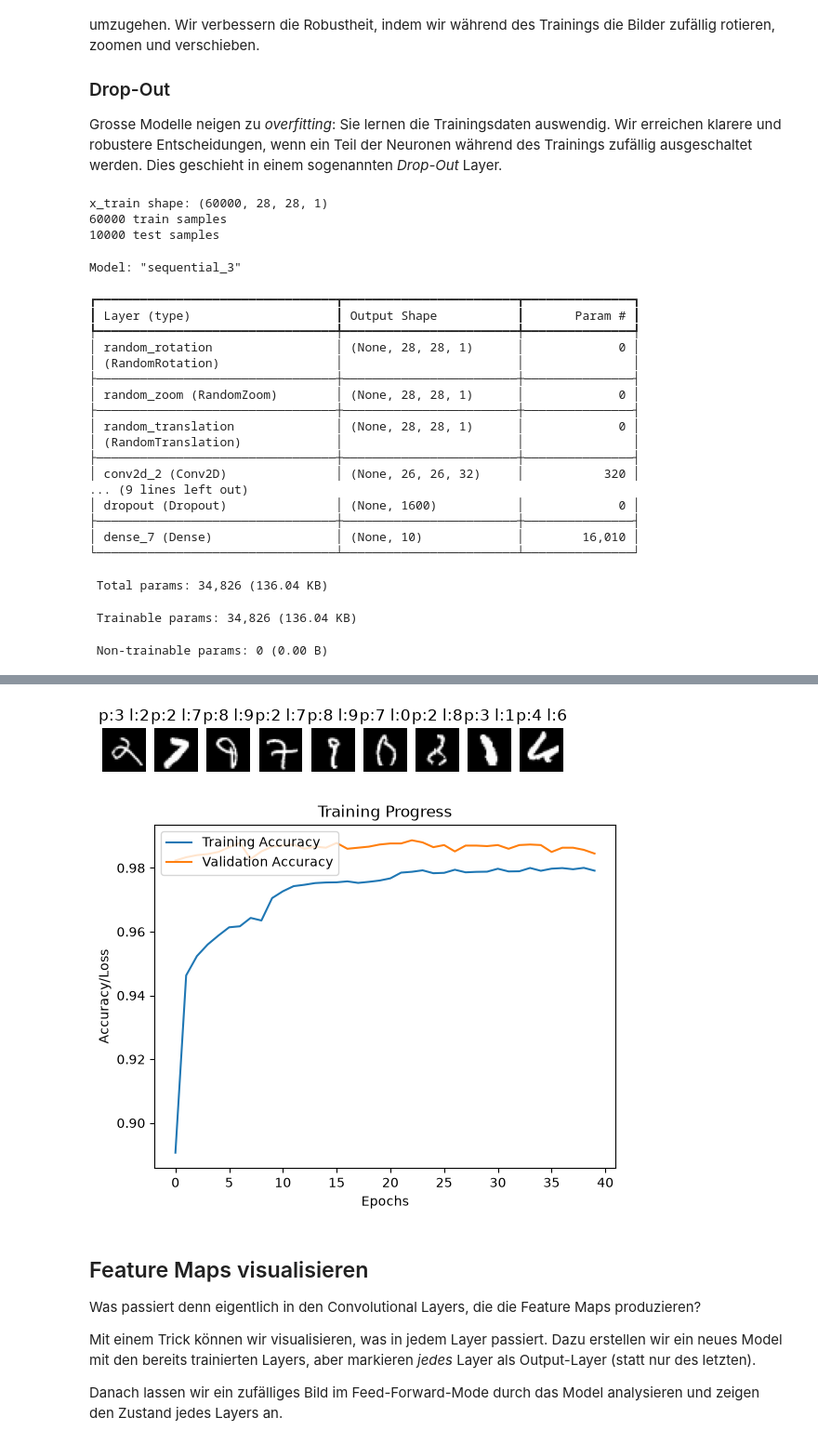
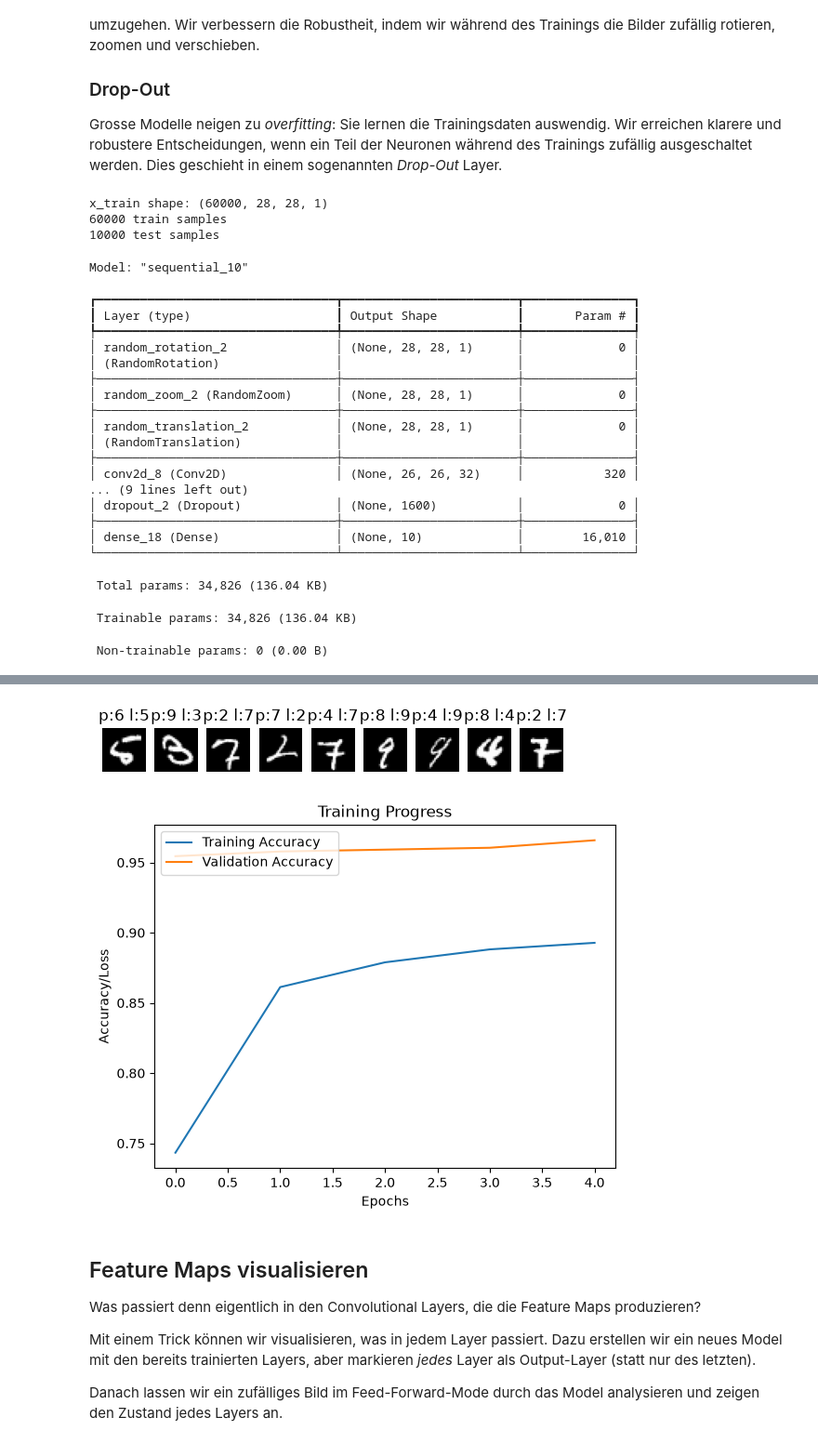
Before and after one commit to tkilla77/ksr_talenta_nn, a Jupyter notebook: keras.ipynb, the cells around one changed output, grey strips where cells are left out. Shown at 93% size. Cells and saved outputs as stored; diff of their text form; code cells hidden in the pictures.

```diff
--- a/keras.ipynb
+++ b/keras.ipynb
@@ -113,6 +95,7 @@ model = keras.Sequential(
     [
        keras.Input(shape=input_shape),
        layers.Flatten(),
+       layers.Dense(30, activation="sigmoid"),
        layers.Dense(num_classes, activation="softmax"),
     ]
 )
@@ -512,9 +497,9 @@ model4 = keras.Sequential(
 
         # Preprocessing: apply random image transforms to gain more varied training
         # material: Rotate, Zoom, Move (Translate)
-        layers.RandomRotation(0.1),
-        layers.RandomZoom(0.1),
-        layers.RandomTranslation(0.05, 0.05),
+        layers.RandomRotation(0.2),
+        layers.RandomZoom(0.2),
+        layers.RandomTranslation(0.1, 0.1),
 
         # First conv-layer: train 32 different 3x3 kernels.
         layers.Conv2D(32, kernel_size=(3, 3), activation="relu"),
@@ -543,7 +528,7 @@ reduce_lr = keras.callbacks.ReduceLROnPlateau(monitor='val_loss', factor=0.2,
 
 optimizer = lr_schedule = keras.optimizers.Adam(0.01)
 model4.compile(loss="categorical_crossentropy", optimizer=optimizer, metrics=["accuracy"])
-history4 = model4.fit(x_train_1, y_train, batch_size=128, epochs=40, validation_split=0.1, callbacks=[reduce_lr])
+history4 = model4.fit(x_train_1, y_train, batch_size=128, epochs=5, validation_split=0.1, callbacks=[reduce_lr])
 
 score = model4.evaluate(x_test_1, y_test, verbose=1)
 print("Test loss:", score[0])
@@ -553,28 +538,28 @@ show_error_exemplars(model4, x_test_1, y_test)
 plot_hist(history4)
 
 # Modell abspeichern
-model4.save("mnist_cnn_2025_pp.keras")
+model4.save("mnist_cnn_2026_pp.keras")
 # %% [output]
 x_train shape: (60000, 28, 28, 1)
 60000 train samples
 10000 test samples
-Model: "sequential_3"
+Model: "sequential_10"
 ┏━━━━━━━━━━━━━━━━━━━━━━━━━━━━━━━━━┳━━━━━━━━━━━━━━━━━━━━━━━━┳━━━━━━━━━━━━━━━┓
 ┃ Layer (type)                    ┃ Output Shape           ┃       Param # ┃
 ┡━━━━━━━━━━━━━━━━━━━━━━━━━━━━━━━━━╇━━━━━━━━━━━━━━━━━━━━━━━━╇━━━━━━━━━━━━━━━┩
-│ random_rotation                 │ (None, 28, 28, 1)      │             0 │
+│ random_rotation_2               │ (None, 28, 28, 1)      │             0 │
 │ (RandomRotation)                │                        │               │
 ├─────────────────────────────────┼────────────────────────┼───────────────┤
-│ random_zoom (RandomZoom)        │ (None, 28, 28, 1)      │             0 │
+│ random_zoom_2 (RandomZoom)      │ (None, 28, 28, 1)      │             0 │
 ├─────────────────────────────────┼────────────────────────┼───────────────┤
-│ random_translation              │ (None, 28, 28, 1)      │             0 │
+│ random_translation_2            │ (None, 28, 28, 1)      │             0 │
 │ (RandomTranslation)             │                        │               │
 ├─────────────────────────────────┼────────────────────────┼───────────────┤
-│ conv2d_2 (Conv2D)               │ (None, 26, 26, 32)     │           320 │
+│ conv2d_8 (Conv2D)               │ (None, 26, 26, 32)     │           320 │
 ... (9 lines left out)
-│ dropout (Dropout)               │ (None, 1600)           │             0 │
+│ dropout_2 (Dropout)             │ (None, 1600)           │             0 │
 ├─────────────────────────────────┼────────────────────────┼───────────────┤
-│ dense_7 (Dense)                 │ (None, 10)             │        16,010 │
+│ dense_18 (Dense)                │ (None, 10)             │        16,010 │
 └─────────────────────────────────┴────────────────────────┴───────────────┘
  Total params: 34,826 (136.04 KB)
  Trainable params: 34,826 (136.04 KB)
@@ -598,6 +580,6 @@ WARNING:tensorflow:5 out of the last 17 calls to <function TensorFlowTrainer.mak
 8/8 ━━━━━━━━━━━━━━━━━━━━ 0s 5ms/step
-[figure, old version]
+[figure, new version]
-[figure, old version]
+[figure, new version]
 # %% [markdown]
 ## Feature Maps visualisieren
 Was passiert denn eigentlich in den Convolutional Layers, die die Feature Maps produzieren?
```
Also changed, not shown: parts of 10 cells of this notebook.
